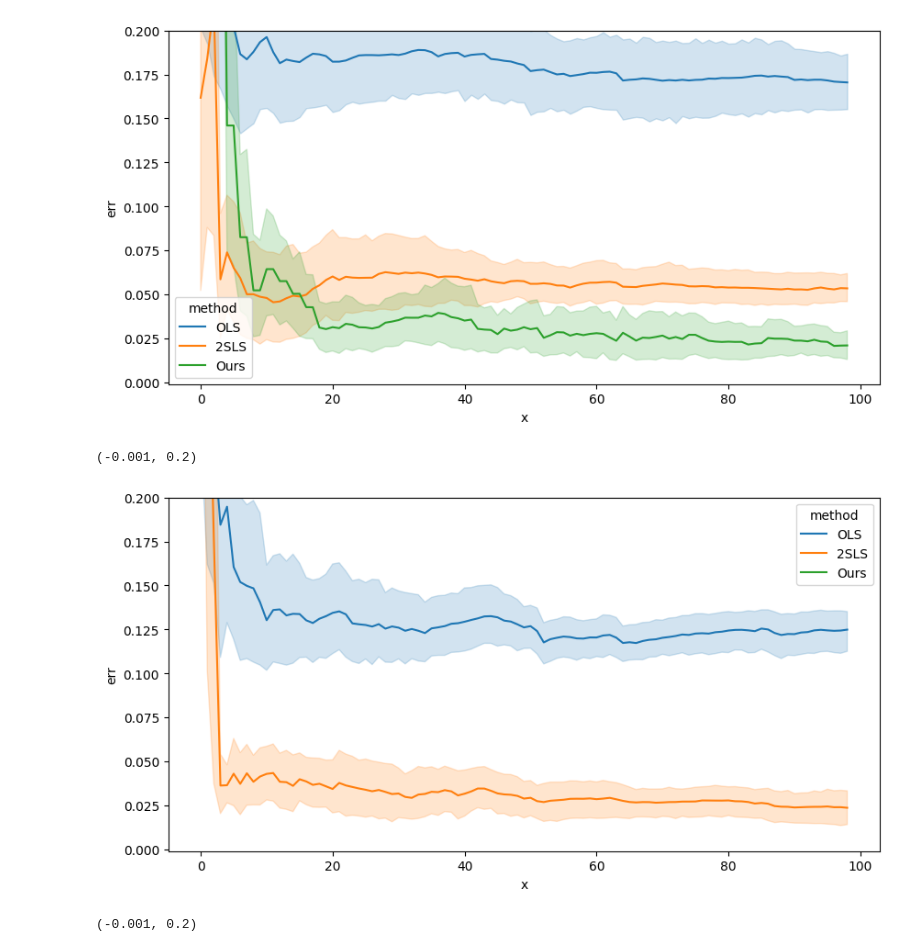
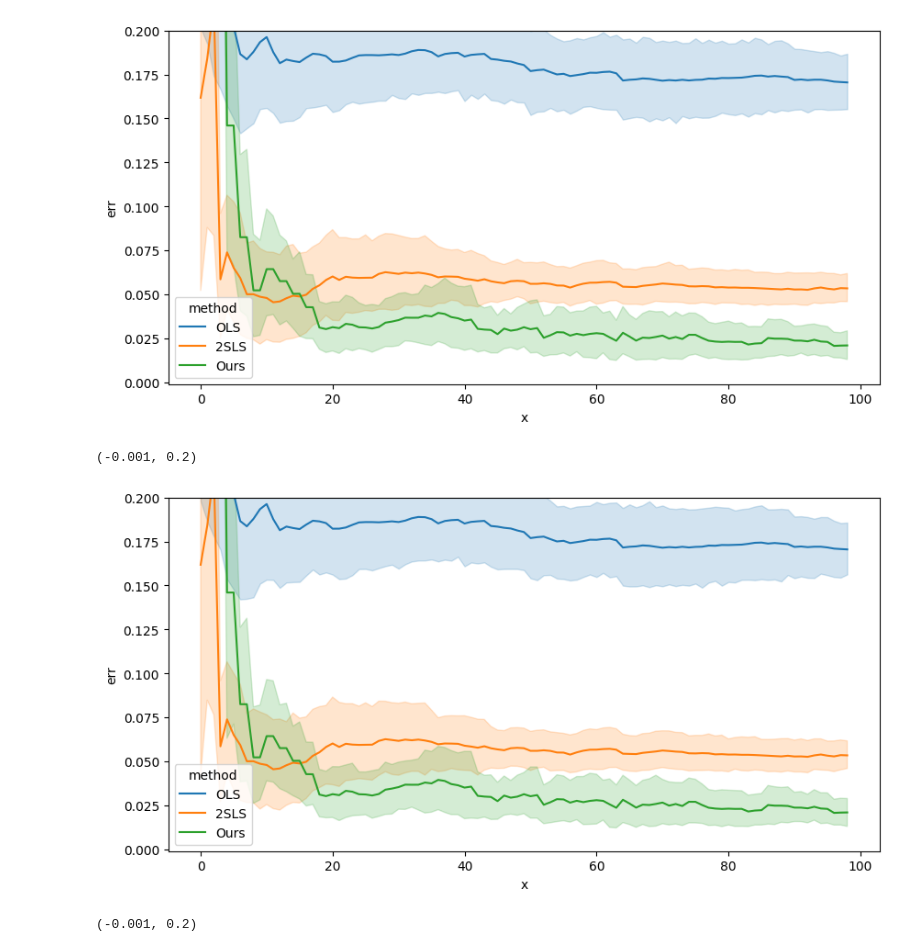
Before and after one commit to muneebaadil/strategic-instrumental-variable-regression, a Jupyter notebook: plot.ipynb, the cells around one changed output. Drawn from its saved outputs; the diff is of its cells as text; code cells hidden in the pictures.

```diff
--- a/plot.ipynb
+++ b/plot.ipynb
@@ -159,18 +159,18 @@ for bias in (1.25, 1.5, 1.75, 2):
 [figure]
 [figure]
 # %%
-with open(f'experiments-new-theory/harris-with-selection-round100/data', 'rb') as f:
+with open(f'experiments-new-theory/test-run/data', 'rb') as f:
     data =pickle.load(f)
 data['error_list_mean']
 df = errmat2df(data['error_list_mean'])
 fig,ax=plt.subplots(figsize=(10,5))
 sns.lineplot(
     data=df, x='x', y='err', hue='method', errorbar=('ci', 95), ax=ax
 )
 ax.set_ylim(-0.001, 0.2)
 # %% [output]
 (-0.001, 0.2)
-[figure, old version]
+[figure, new version]
 # %%
 with open(f'experiments-new-theory/harris-with-selection-common-conversion-round100/data', 'rb') as f:
     data =pickle.load(f)
```
Also changed, not shown: 1 other file.
